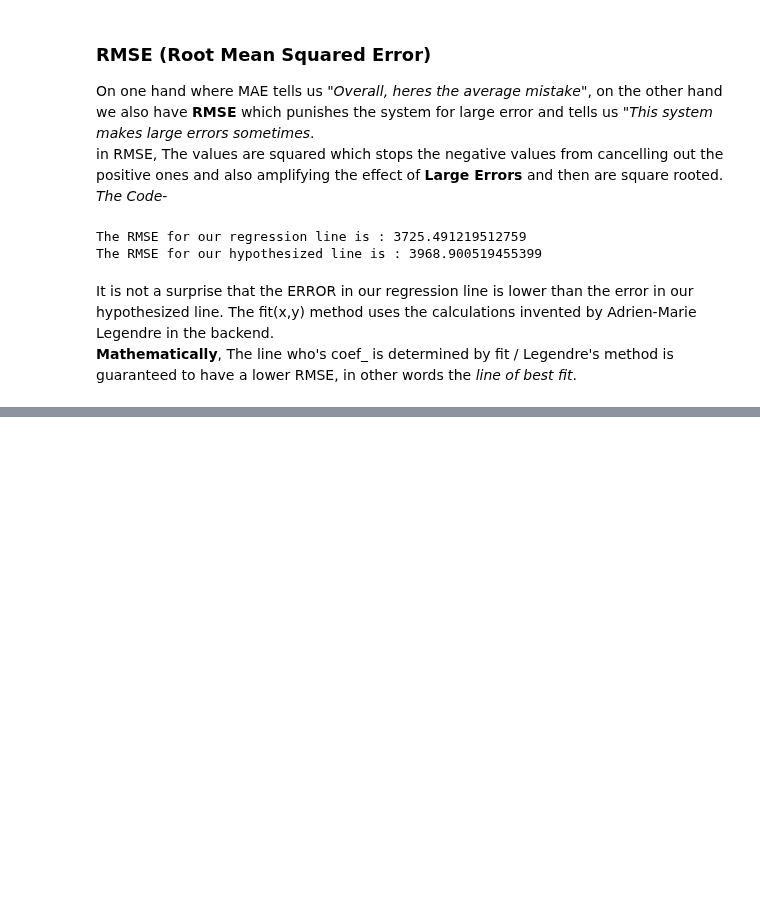
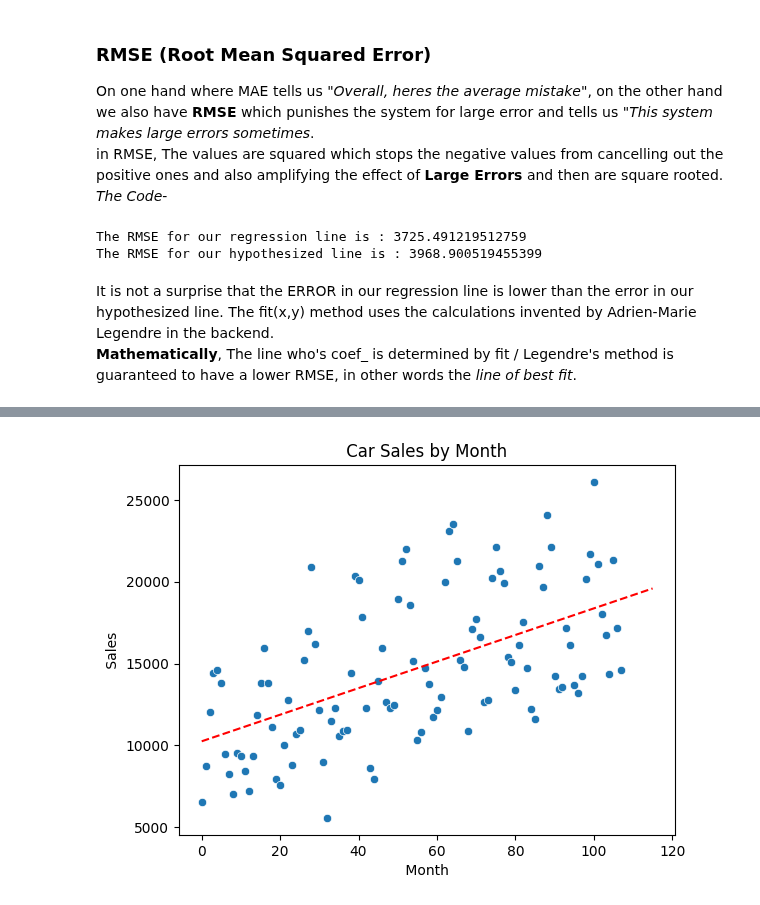
Before and after one commit to gonkikong0/Data-Science-, a Jupyter notebook: Forecasting.ipynb, the cells around one changed output, grey strips where cells are left out. Cells and saved outputs as stored; diff of their text form; code cells hidden in the pictures; blank space fills up the shorter version.

```diff
--- a/Forecasting.ipynb
+++ b/Forecasting.ipynb
@@ -267,0 +275,5 @@ def get_rmse(line, actual):
+# %%
+x_extended = np.append(df['period'], np.arange(108,116))
+#numpy.append(arr, values, axis=None) ; arr = Values are appended to a copy of this array. ; values = These values are appended to a copy of arr. and also must be the same shap as the arr.
+x_extended = x_extended.reshape(-1,1)
+extended_prediction = regressor.predict(x_extended)
@@ -267,0 +289,10 @@ def get_rmse(line, actual):
+# %%
+#graph
+sns.scatterplot(df, x= df['period'], y= df['sales'])
+plt.plot(x_extended, extended_prediction, 'r--')
+plt.title(' Car Sales by Month ')
+plt.xlabel(' Month ' )
+plt.ylabel(' Sales ' )
+plt.show()
+# %% [output]
+[figure, added]
```
Also changed, not shown: parts of 5 cells of this notebook.
